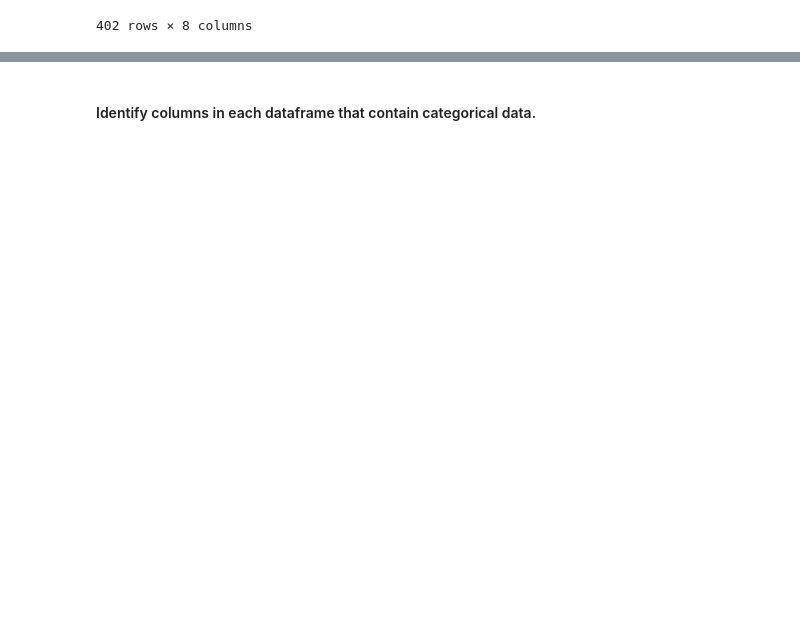
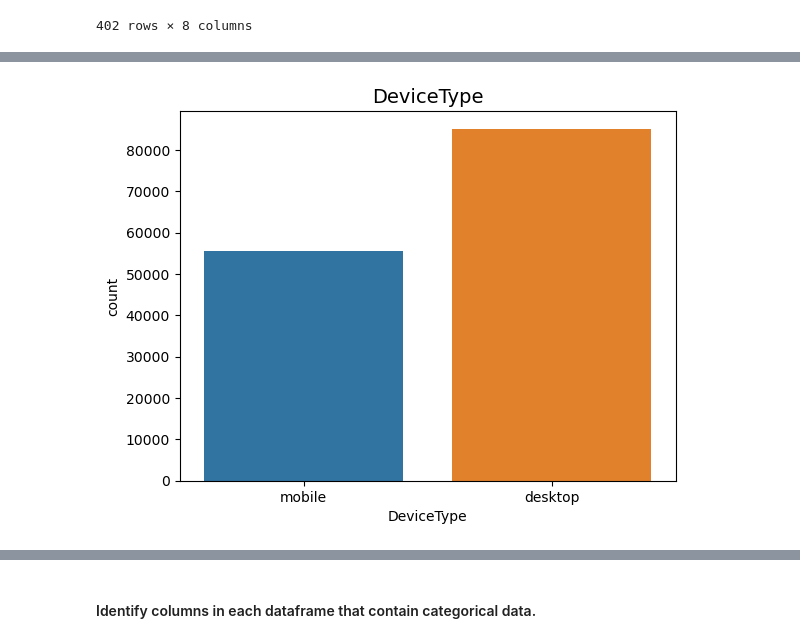
Before and after one commit to rubab-malik/Fraud-Prevention-Machine-Learning-Driven-Detection-System, a Jupyter notebook: Proj4_LogReg.ipynb, the cells around one changed output, grey strips where cells are left out. Drawn from its saved outputs; the diff is of its cells as text; code cells hidden in the pictures; blank space fills up the shorter version.

```diff
--- a/Proj4_LogReg.ipynb
+++ b/Proj4_LogReg.ipynb
@@ -570,0 +420,7 @@ Dropped 209 columns with more than 60% missing values.
+# %%
+### Device Type
+ax = sns.countplot(x="DeviceType", data=train_df)
+ax.set_title('DeviceType', fontsize=14)
+plt.show()
+# %% [output]
+[figure, added]
```
Also changed, not shown: parts of 96 cells of this notebook.
